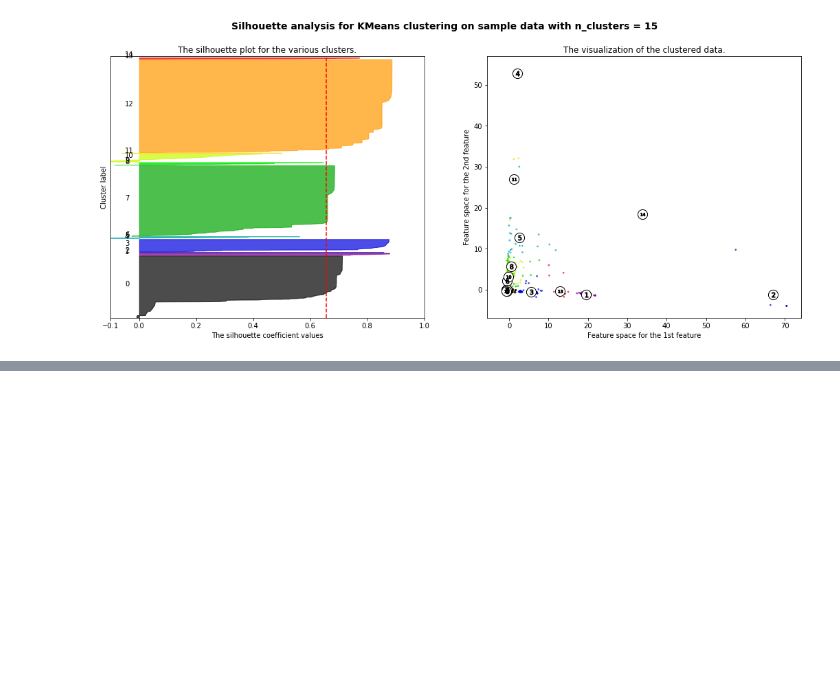
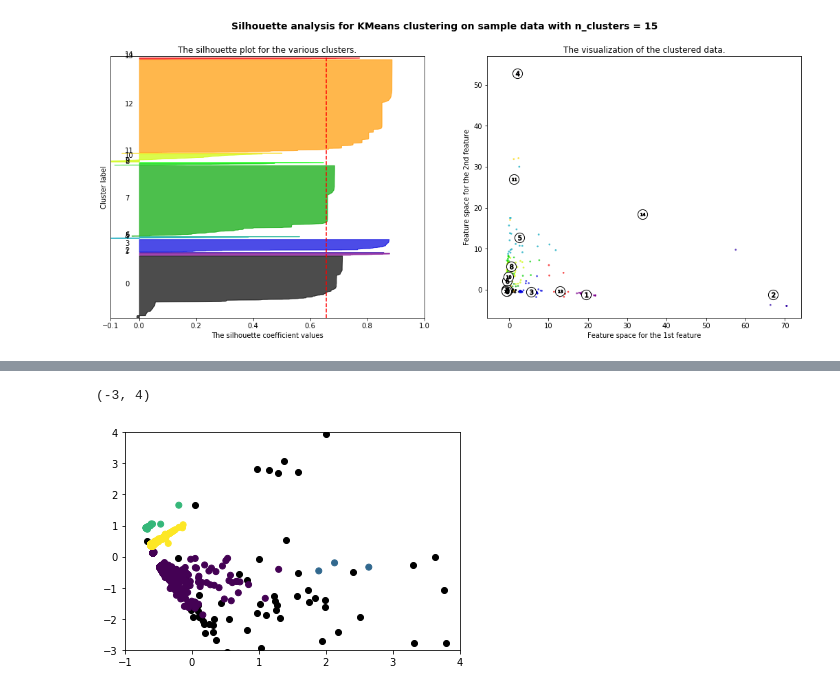
Before and after one commit to willprice221/ethereum_clustering, a Jupyter notebook: cluster.ipynb, the cells around one changed output, grey strips where cells are left out. Drawn from its saved outputs; the diff is of its cells as text; code cells hidden in the pictures; blank space fills up the shorter version.

```diff
--- a/cluster.ipynb
+++ b/cluster.ipynb
@@ -207,0 +229,2 @@ For n_clusters = 15 The average silhouette_score is : 0.6565454494256714
+# %%
+db = DBSCAN(eps=1)
@@ -207,0 +242,14 @@ For n_clusters = 15 The average silhouette_score is : 0.6565454494256714
+# %%
+indices = db.core_sample_indices_
+# %%
+sample, outliers = results[indices], np.delete(results, indices, axis=0)
+s_labels, o_labels = db.labels_[indices], np.delete(db.labels_, indices, axis=0)
+# %%
+plt.scatter(outliers[:,0], outliers[:,1], c='black')
+plt.scatter(sample[:,0], sample[:,1], c= s_labels)
+
+plt.xlim(-1,4)
+plt.ylim(-3,4)
+# %% [output]
+(-3, 4)
+[figure, added]
```
Also changed, not shown: parts of 11 cells of this notebook.
